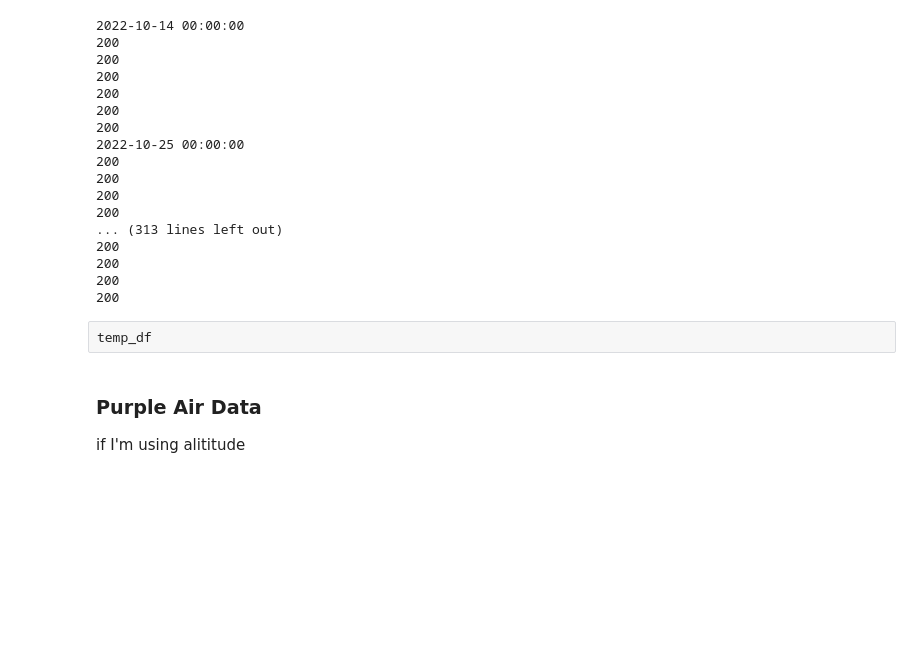
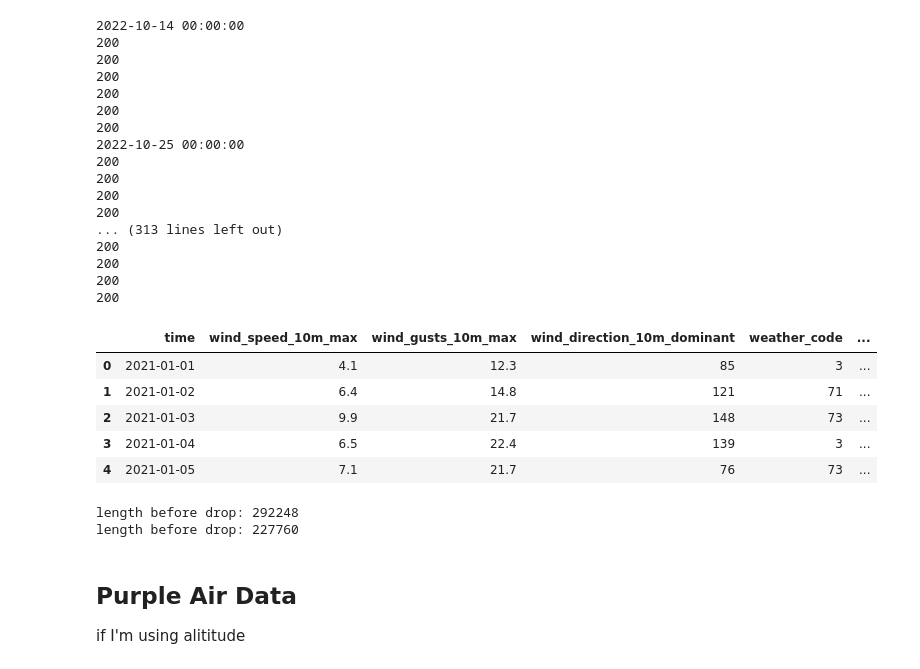
Before and after one commit to jaredfeldman/AI4AQ, a Jupyter notebook: flask_app/jupyter/sensor_ai_generator.ipynb, the cells around one changed output. Drawn from its saved outputs; the diff is of its cells as text; code cells hidden in the pictures; blank space fills up the shorter version.

```diff
--- a/flask_app/jupyter/sensor_ai_generator.ipynb
+++ b/flask_app/jupyter/sensor_ai_generator.ipynb
@@ -201,9 +209,18 @@ wind_df_E_2022.to_csv('wind_df_E_2023.csv')
+# %%
+df_wind_2021_2023.head()
+# %% [output]
+|  | time | wind_speed_10m_max | wind_gusts_10m_max | wind_direction_10m_dominant | weather_code | ... |
+| 0 | 2021-01-01 | 4.1 | 12.3 | 85 | 3 | ... |
+| 1 | 2021-01-02 | 6.4 | 14.8 | 121 | 71 | ... |
+| 2 | 2021-01-03 | 9.9 | 21.7 | 148 | 73 | ... |
+| 3 | 2021-01-04 | 6.5 | 22.4 | 139 | 3 | ... |
+| 4 | 2021-01-05 | 7.1 | 21.7 | 76 | 73 | ... |
 # %%
 #wind_df.drop_duplicates(inplace=True)
-wind_df.drop_duplicates(subset=['wind_speed_10m_max',\
-                                'wind_gusts_10m_max',\
-                                'wind_direction_10m_dominant',\
-                                'time'], keep='first',inplace = True)
+print(f'length before drop: {len(df_wind_2021_2023)}')
+df_wind_2021_2023.drop_duplicates(keep='first',inplace = True)
+print(f'length before drop: {len(df_wind_2021_2023)}')
+# %% [output]
+length before drop: 292248
+length before drop: 227760
-# %% [raw]
-temp_df
 # %%
@@ -212,5 +237,5 @@ wind_df.sort_values(['time','latitude','longitude'],inplace=True)
 # %% [markdown]
-### Purple Air Data
+## Purple Air Data
 if I'm using alititude
 # %%
 dfx = pd.read_csv("../static/data/slc_daily_pm2.5_pm10_2016to2024.csv")
```
Also changed, not shown: parts of 17 cells of this notebook, 6 other files.
